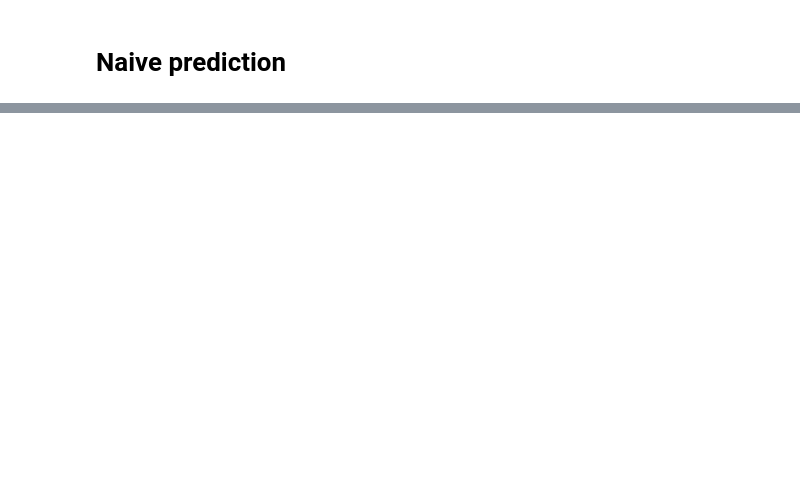
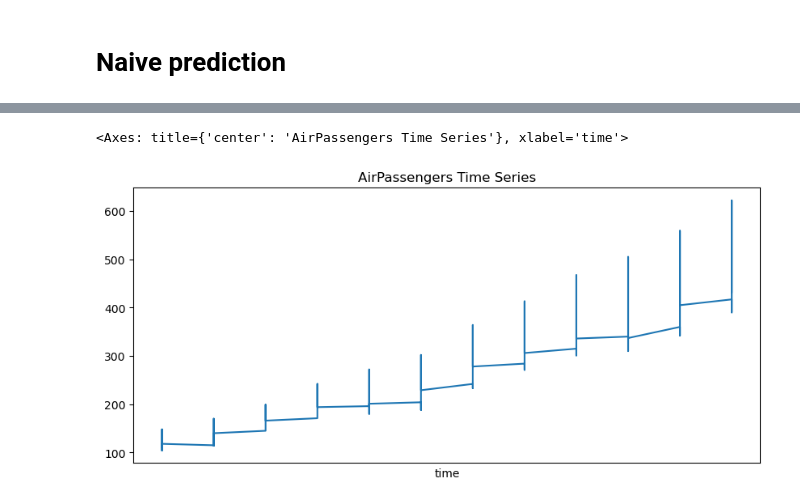
Before and after one commit to feed0/time-series, a Jupyter notebook: 6-naive-prediction.ipynb, the cells around one changed output, grey strips where cells are left out. Cells and saved outputs as stored; diff of their text form; code cells hidden in the pictures; blank space fills up the shorter version.

```diff
--- a/6-naive-prediction.ipynb
+++ b/6-naive-prediction.ipynb
@@ -33,0 +136,13 @@ Freq: YE-DEC, dtype: float64
+# %%
+# Naive sazonal - usando AirPassengers
+air_passengers = sm.datasets.get_rdataset('AirPassengers', 'datasets').data
+air_passengers['time'] = pd.to_datetime(air_passengers['time'])
+air_passengers.set_index('time', inplace = True)
+air_series = air_passengers['value']
+# %%
+# Plotar serie AirPassengers
+plt.figure(figsize = (10, 5))
+air_series.plot(title = 'AirPassengers Time Series')
+# %% [output]
+<Axes: title={'center': 'AirPassengers Time Series'}, xlabel='time'>
+[figure, added]
```
Also changed, not shown: parts of 10 cells of this notebook.
